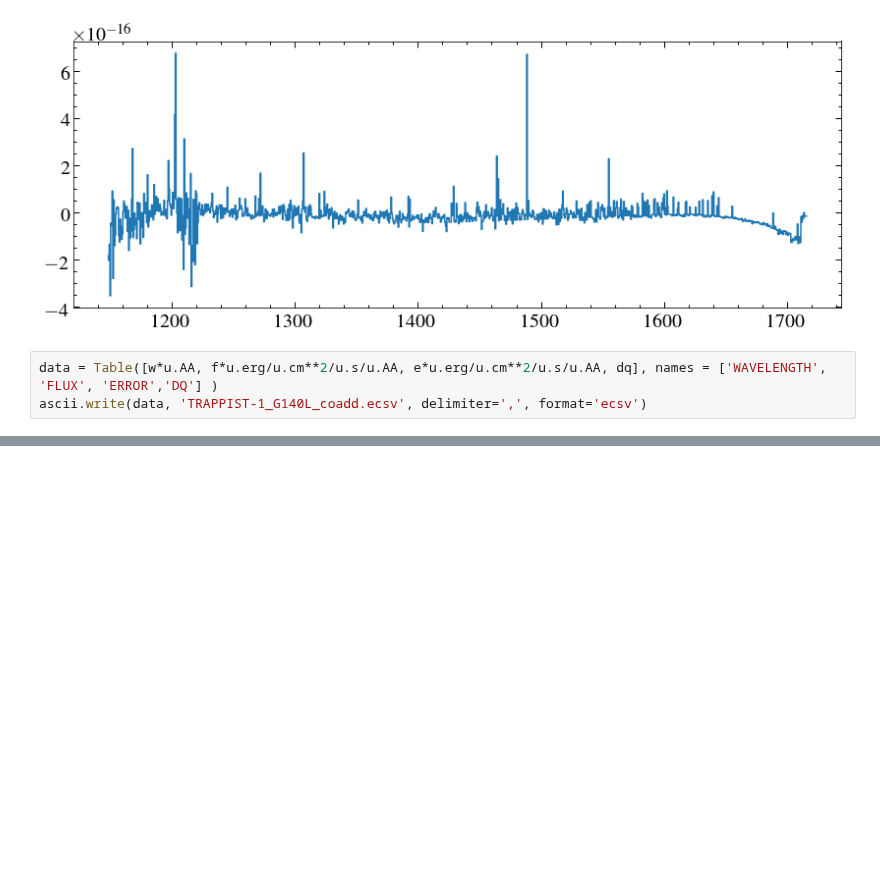
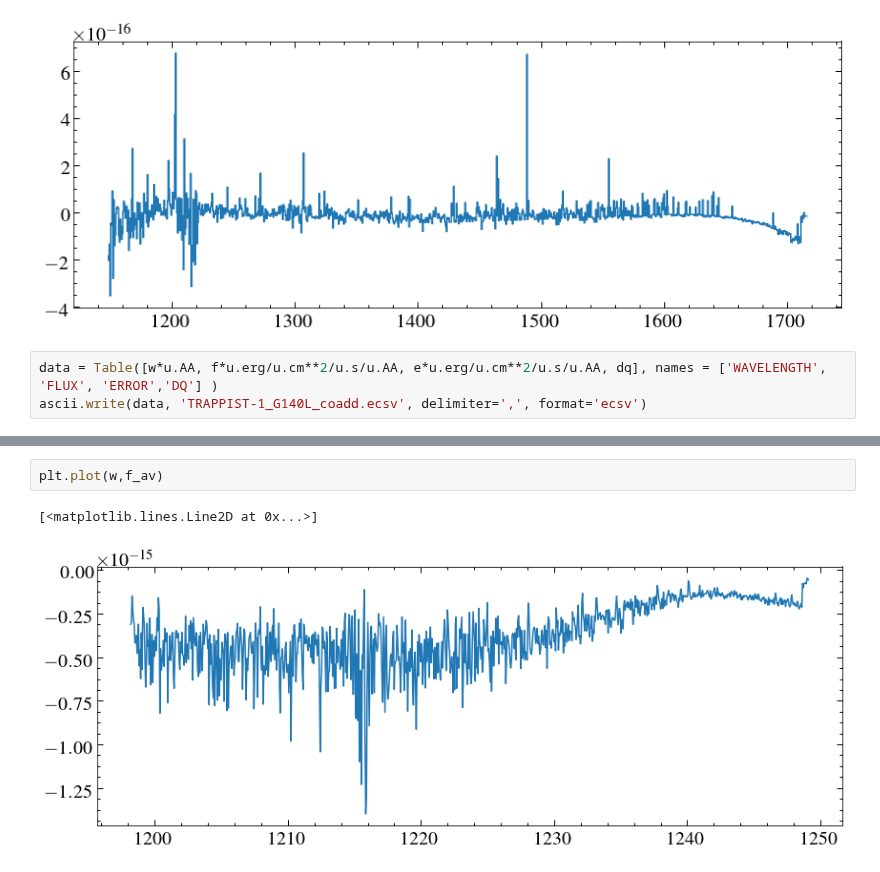
Before and after one commit to davidjwilson/SEDs, a Jupyter notebook: trappist-1/STIS/archival_combine.ipynb, the cells around one changed output, grey strips where cells are left out. Saved outputs shown, nothing was run; the diff lists cells and outputs as text; blank space fills up the shorter version.

```diff
--- a/trappist-1/STIS/archival_combine.ipynb
+++ b/trappist-1/STIS/archival_combine.ipynb
@@ -148,0 +167,5 @@ ascii.write(data, 'TRAPPIST-1_G140L_coadd.ecsv', delimiter=',', format='ecsv')
+# %%
+plt.plot(w,f_av)
+# %% [output]
+[<matplotlib.lines.Line2D at 0x...>]
+[figure, added]
```
Also changed, not shown: parts of 12 cells of this notebook.
